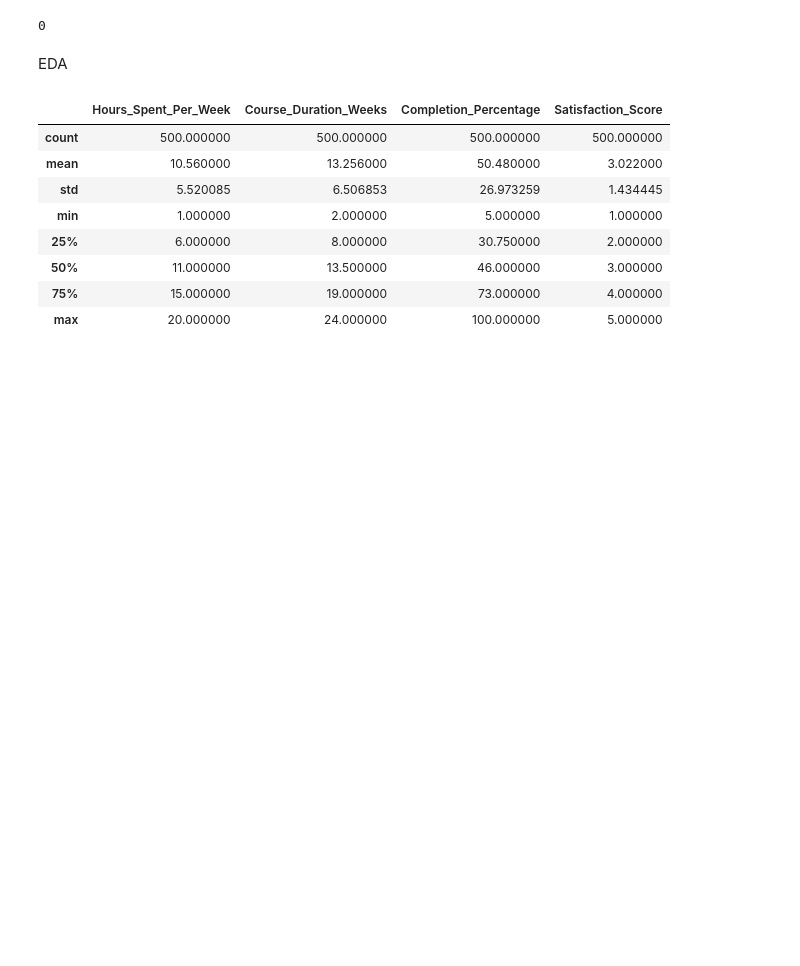
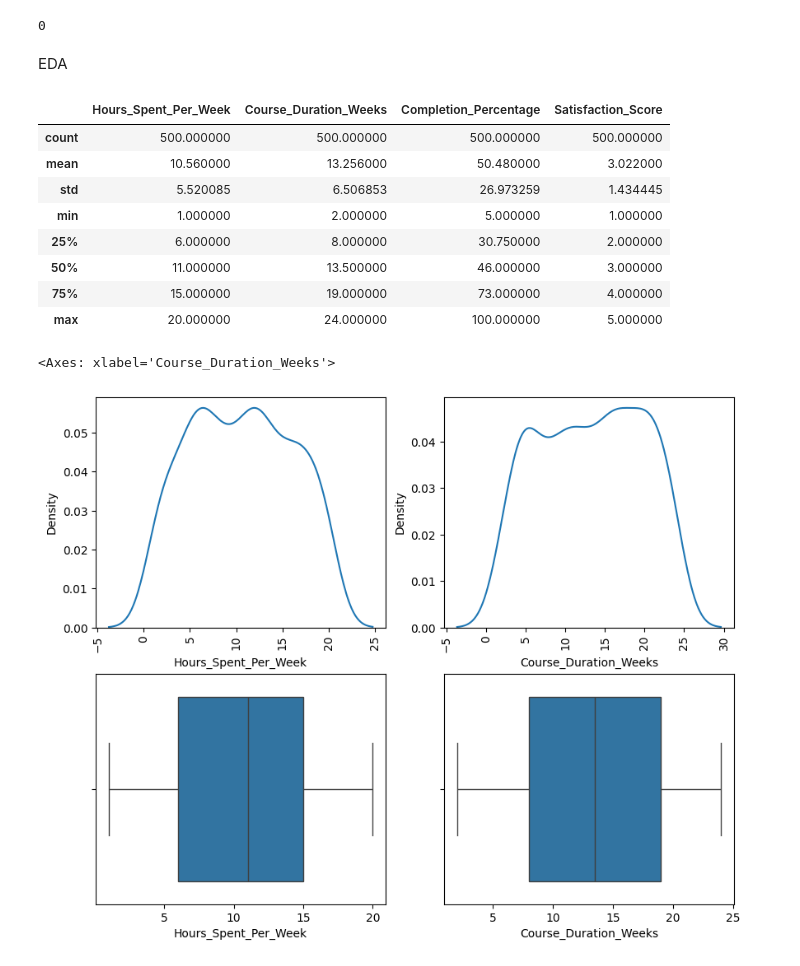
Before and after one commit to coretlwww/analysis_OnlineLearning, a Jupyter notebook: main_notebook.ipynb, the cells around one changed output. Drawn from its saved outputs; the diff is of its cells as text; code cells hidden in the pictures; blank space fills up the shorter version.

```diff
--- a/main_notebook.ipynb
+++ b/main_notebook.ipynb
@@ -77,3 +80,22 @@ data.describe()
 | 50% | 11.000000 | 13.500000 | 46.000000 | 3.000000 |
 | 75% | 15.000000 | 19.000000 | 73.000000 | 4.000000 |
 | max | 20.000000 | 24.000000 | 100.000000 | 5.000000 |
+# %%
+plt.figure(figsize=(10,8))
+
+plt.subplot(2, 2, 1)
+sns.kdeplot(data=data, x='Hours_Spent_Per_Week')
+plt.xticks(rotation=90)
+
+plt.subplot(2, 2, 2)
+sns.kdeplot(data=data, x='Course_Duration_Weeks')
+plt.xticks(rotation=90)
+
+plt.subplot(2, 2, 3)
+sns.boxplot(data=data, x='Hours_Spent_Per_Week')
+
+plt.subplot(2, 2, 4)
+sns.boxplot(data=data, x='Course_Duration_Weeks')
+# %% [output]
+<Axes: xlabel='Course_Duration_Weeks'>
+[figure, added]
```
Also changed, not shown: parts of 22 cells of this notebook.
